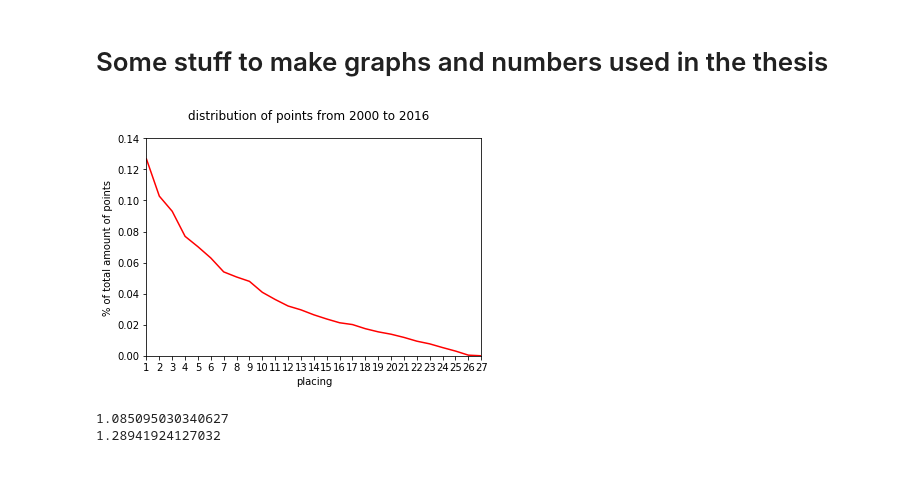
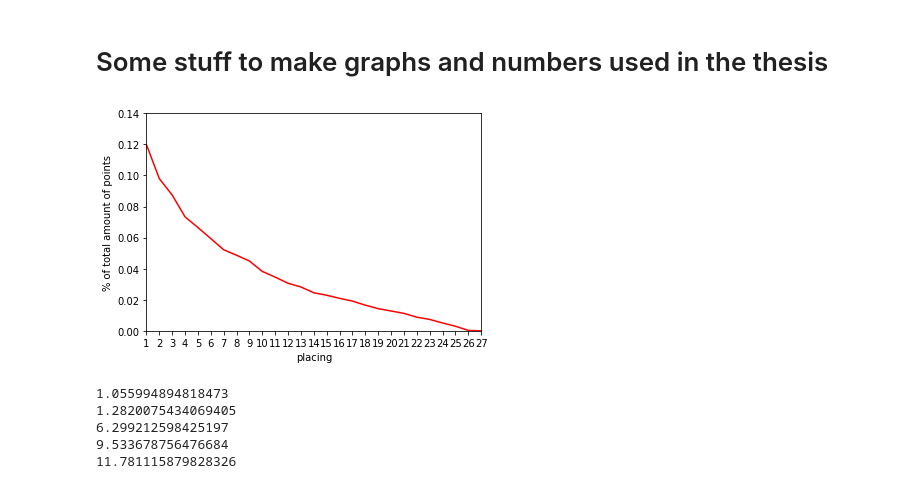
Before and after one commit to ScrubMasterLenny/ESC_voting_thesis, a Jupyter notebook: BSc thesis notebook.ipynb, the cells around one changed output. Cells and saved outputs as stored; diff of their text form; code cells hidden in the pictures.

```diff
--- a/BSc thesis notebook.ipynb
+++ b/BSc thesis notebook.ipynb
@@ -759,9 +767,11 @@ print(check_collusion(ESC_2000_2016, ['no', 'se']))
 # %% [markdown]
 # Some stuff to make graphs and numbers used in the thesis
 # %%
+# Average point distribution graph for period 2000-2016
+
 points = [0 for i in range(27)]
-for esc in ESC_2000_15:
-    result = ESC_2000_15[esc].compute_result()
+for esc in ESC_2000_2016:
+    result = ESC_2000_2016[esc].compute_result()
     rank = 0
     for element in sorted(result, key=result.get, reverse=True):
         points[rank] += result[element]
@@ -774,9 +784,10 @@ plt.axis([1,27,0,0.14])
 plt.xticks(range(1,28))
 plt.xlabel("placing")
 plt.ylabel("% of total amount of points")
-plt.suptitle('distribution of points from 2000 to 2016')
 plt.show()
 
+# Compute the ratio between the first place score and the second place score
+# See section 4.1.2 in the thesis
 
 things = [all_ESCs['1963'], all_ESCs['1977'], all_ESCs['1981'], all_ESCs['1984'], all_ESCs['1988'], all_ESCs['1989'], all_ESCs['1990'], all_ESCs['1999'], all_ESCs['2019']]
 avg = 0
@@ -785,33 +796,89 @@ for esc in things:
 #     for element in sorted(result, key=result.get, reverse=True):
 #             print(element, result[element])
     sort = sorted(result.values(), reverse=True)
     avg += sort[0] / sort[1]
 
 avg = avg / 9
 print(avg)
 
 not_all_ESCs = {**ESC_1962_66, **ESC_1975_2015, **ESC_2016_19}
 not_all_ESCs.pop('1963')
 not_all_ESCs.pop('1977')
 not_all_ESCs.pop('1981')
 not_all_ESCs.pop('1984')
 not_all_ESCs.pop('1988')
 not_all_ESCs.pop('1989')
 not_all_ESCs.pop('1990')
 not_all_ESCs.pop('1999')
 not_all_ESCs.pop('2019')
 
 new_avg = 0
 divideby = 0
+
 for esc in not_all_ESCs:
     result = not_all_ESCs[esc].compute_result()
     sort = sorted(result.values(), reverse=True)
     new_avg += sort[0] / sort[1]
     divideby += 1
 
 new_avg = new_avg / divideby
 print(new_avg)
+
+# Find average final rank of countries which were accused of colluding
+# See section 5.2 in the thesis
+
+coll_countries = ['fr', 'ie', 'lu', 'gb', 'it', 'es', 'mc']
+
+avg = 0
+count = 0
+
+for ESC in ESC_1960_1980:
+    resu = ESC_1960_1980[ESC].compute_result()
+    ranking = []
+    for country in sorted(resu, key=resu.get, reverse=True):
+        ranking.append(country)
+    for elem in coll_countries:
+        if elem in ranking:
+            count += 1
+            avg += ranking.index(elem)+1
+print(avg/count)
+
+coll_countries = ['gb', 'ch', 'se', 'mt',  'ie', 'is', 'gr', 'de', 'fr', 'dk', 'cy', 'hr']
+
+avg = 0
+count = 0
+
+for ESC in ESC_1980_2000:
+    resu = ESC_1980_2000[ESC].compute_result()
+    ranking = []
+    for country in sorted(resu, key=resu.get, reverse=True):
+        ranking.append(country)
+    for elem in coll_countries:
+        if elem in ranking:
+            count += 1
+            avg += ranking.index(elem)+1
+print(avg/count)
+
+coll_countries = ['am', 'az', 'ba', 'hr', 'ge', 'mk', 'ru', 'rs', 'tr', 'ua', 'al', 'cy', 'dk', 'fi', 'gr', 'is', 'ie', 'md', 'no', 'ro', 'se', 'gb']
+avg = 0
+count = 0
+
+for ESC in ESC_2000_2016:
+    resu = ESC_2000_2016[ESC].compute_result()
+    ranking = []
+    for country in sorted(resu, key=resu.get, reverse=True):
+        ranking.append(country)
+    for elem in coll_countries:
+        if elem in ranking:
+            count += 1
+            avg += ranking.index(elem)+1
+print(avg/count)
+
+avg = 0
 # %% [output]
-[figure, old version]
+[figure, new version]
-1.085095030340627
-1.28941924127032
+1.055994894818473
+1.2820075434069405
+6.299212598425197
+9.533678756476684
+11.781115879828326
```
Also changed, not shown: parts of 6 cells of this notebook.
